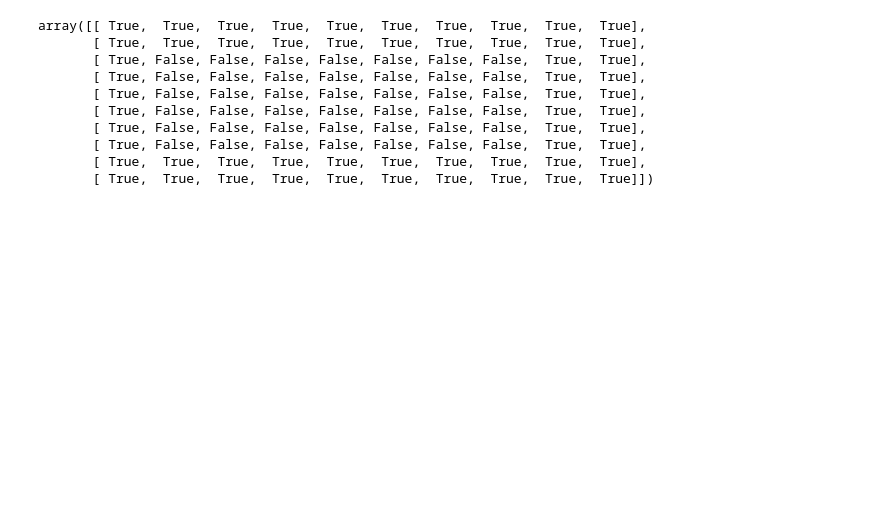
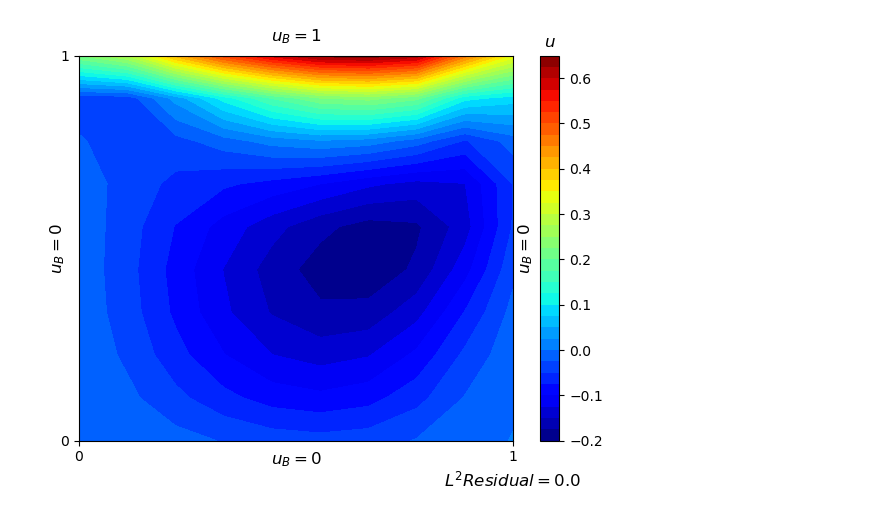
Before and after one commit to cl0udsw1tch/NavierStokesSolver, a Jupyter notebook: test3.ipynb, the cells around one changed output. Saved outputs shown, nothing was run; the diff lists cells and outputs as text; code cells hidden in the pictures; blank space fills up the shorter version.

Commit message:
masks updated

```diff
--- a/test3.ipynb
+++ b/test3.ipynb
@@ -44,6 +0,0 @@ def create_obstacle_mask(obstacle_coords, n_rows, n_cols, L_x, L_y):
-# %%
-n_rows, n_cols = 6, 6  # 10x10 grid
-L_x, L_y = 1, 1    # Grid size in real-world coordinates (10 by 10 units)
-obstacle_coords = _obstacle_coords_(((0, 0), (1/3, 1/3)), n_cols, n_rows, L_x, L_y)  # Real-world coordinates of obstacle
-
-(x1, y1), (x2, y2) = obstacle_coords
@@ -124,13 +0,0 @@ edge_mask = edge_mask > 0
-# %%
-edge_mask
-# %% [output]
-array([[ True,  True,  True,  True,  True,  True,  True,  True,  True,  True],
-       [ True,  True,  True,  True,  True,  True,  True,  True,  True,  True],
-       [ True, False, False, False, False, False, False, False,  True,  True],
-       [ True, False, False, False, False, False, False, False,  True,  True],
-       [ True, False, False, False, False, False, False, False,  True,  True],
-       [ True, False, False, False, False, False, False, False,  True,  True],
-       [ True, False, False, False, False, False, False, False,  True,  True],
-       [ True, False, False, False, False, False, False, False,  True,  True],
-       [ True,  True,  True,  True,  True,  True,  True,  True,  True,  True],
-       [ True,  True,  True,  True,  True,  True,  True,  True,  True,  True]])
@@ -136,0 +806,7 @@ array([[ True,  True,  True,  True,  True,  True,  True,  True,  True,  True],
+# %%
+s= NavierStokesSolver(u=None, L=1, n_cols=10, n_rows=10, Re=100, alpha_m=0.7, alpha_p=0.3, scheme='central_difference')
+s.solve(objective='m', threshold=1e-4)
+# %%
+s.plot('u', num_streamlines=0)
+# %% [output]
+[figure, added]
```
Also changed, not shown: parts of 13 cells of this notebook, 1 other file.
